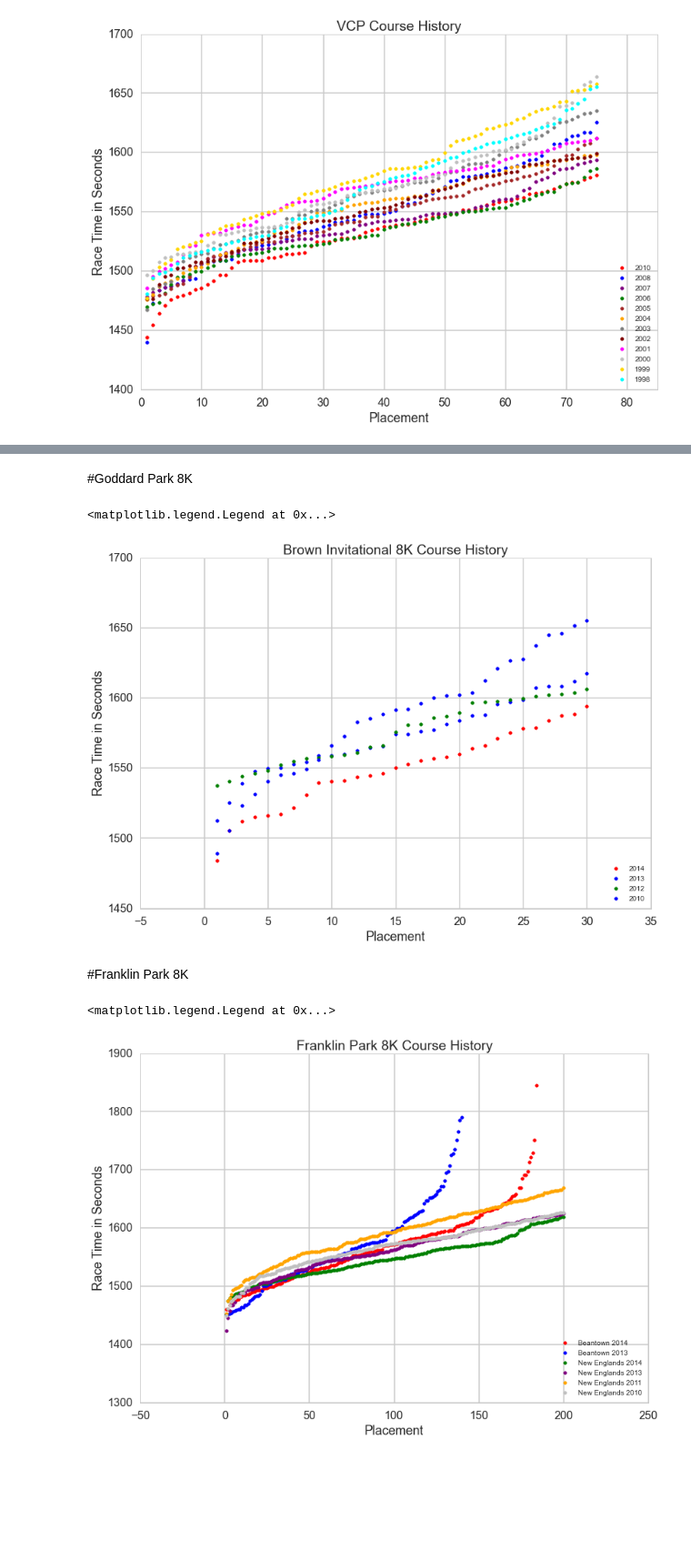
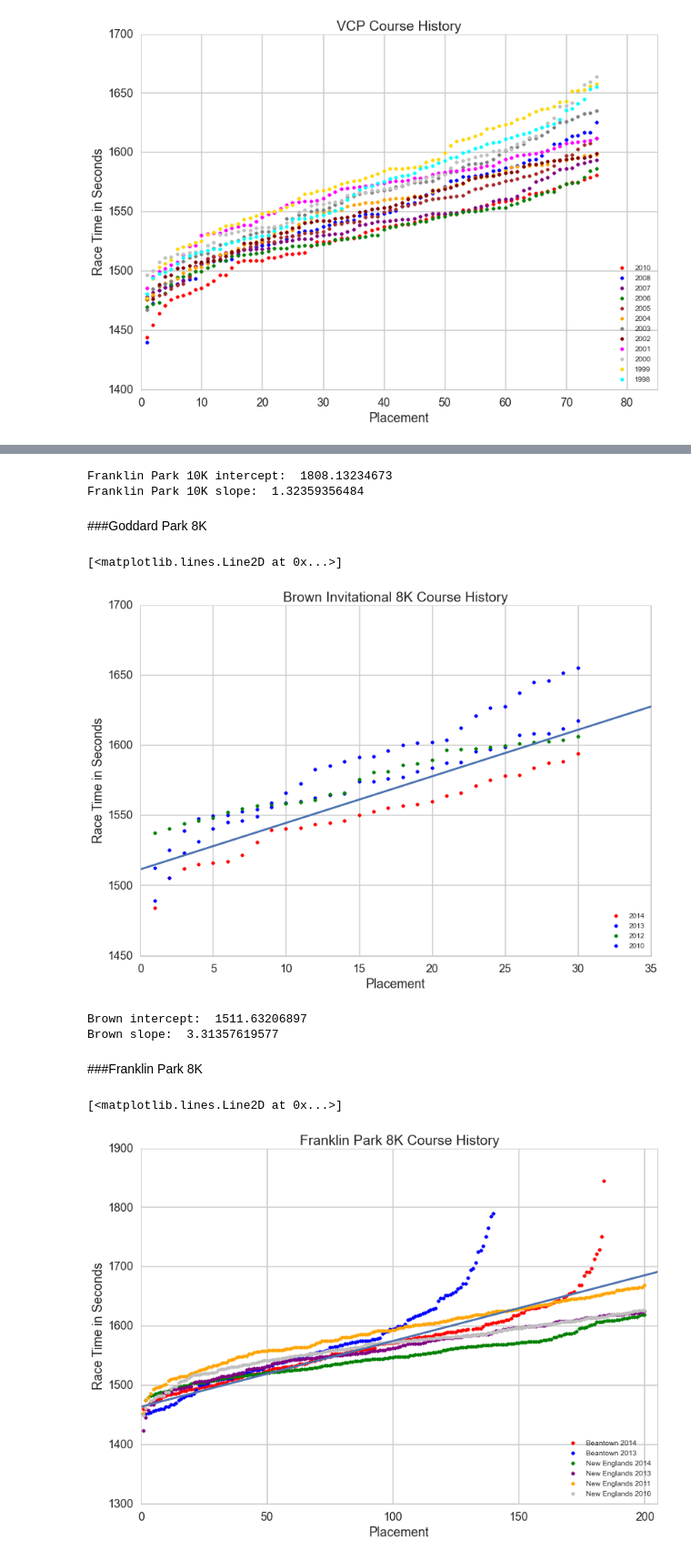
Before and after one commit to callen13/Senior_Thesis, a Jupyter notebook: race_score_calculations.ipynb, the cells around one changed output, grey strips where cells are left out. Shown at 91% size. Drawn from its saved outputs; the diff is of its cells as text; code cells hidden in the pictures; blank space fills up the shorter version.

Commit message:
Started Graphical Race Scores - need Brown still

```diff
--- a/race_score_calculations.ipynb
+++ b/race_score_calculations.ipynb
@@ -129,5 +218,13 @@ plt.legend((plot2005, plot2007), ('2005 NCAA Regionals', '2007 NCAA Regionals'),
+# %%
+fp10K_int = int_reg - 10
+fp10K_slope = slope_reg - 0.1
+print "Franklin Park 10K intercept: ", fp10K_int
+print "Franklin Park 10K slope: ", fp10K_slope
+# %% [output]
+Franklin Park 10K intercept:  1808.13234673
+Franklin Park 10K slope:  1.32359356484
 # %% [markdown]
-#Goddard Park 8K
+###Goddard Park 8K
 # %%
 brown_2014 = pd.read_csv('Old_Race_Results/2014_Brown.csv')
 brown_2013 = pd.read_csv('Old_Race_Results/2013_Brown.csv')
@@ -150,11 +247,30 @@ plt.title('Brown Invitational 8K Course History')
 plt.legend((plot2014, plot2013, plot2012, plot2010), ('2014', '2013', '2012', '2010'),
     loc = 'lower right' , fontsize = 10
 )
+plt.xlim(0, cutoff+5)
+
+x = brown_2014.Place.tolist() + brown_2013.Place.tolist() + brown_2012.Place.tolist() + brown_2010.Place.tolist()
+y = brown_2014.Seconds.tolist() + brown_2013.Seconds.tolist() + brown_2012.Seconds.tolist() + brown_2010.Seconds.tolist()
+regdf = pd.DataFrame(dict(Place = x, Seconds = y))
+reg = ols('Seconds ~ Place', regdf).fit()
+
+slope_reg = reg.params[1]
+int_reg = reg.params[0]
+x = np.linspace(0, cutoff+5)
+plt.plot(x, (slope_reg-0.05)*x + (int_reg - 7))
 # %% [output]
-<matplotlib.legend.Legend at 0x...>
+[<matplotlib.lines.Line2D at 0x...>]
-[figure, old version]
+[figure, new version]
+# %%
+brown_int = int_reg - 7
+brown_slope = slope_reg - 0.05
+print "Brown intercept: ", brown_int
+print "Brown slope: ", brown_slope
+# %% [output]
+Brown intercept:  1511.63206897
+Brown slope:  3.31357619577
 # %% [markdown]
-#Franklin Park 8K
+###Franklin Park 8K
 # %%
 beantown_2014 = pd.read_csv('Old_Race_Results/2014_BoB.csv')
 beantown_2013 = pd.read_csv('Old_Race_Results/2013_BoB.csv')
@@ -173,17 +289,28 @@ ne_2010 = ne_2010[ne_2010['Place'] <= cutoff]
 # %%
 plot2014 = race_plot(beantown_2014, 'r')
 plot2013 = race_plot(beantown_2013, 'blue')
 plot_ne2014 = race_plot(ne_2014, 'green')
 plot_ne2013 = race_plot(ne_2013, 'purple')
 plot_ne2011 = race_plot(ne_2011, 'orange')
 plot_ne2010 = race_plot(ne_2010, 'silver')
 plt.xlabel('Placement')
 plt.ylabel('Race Time in Seconds')
 plt.title('Franklin Park 8K Course History')
 plt.legend((plot2014, plot2013, plot_ne2014, plot_ne2013, plot_ne2011, plot_ne2010), ('Beantown 2014', 'Beantown 2013',
     'New Englands 2014', 'New Englands 2013', 'New Englands 2011', 'New Englands 2010'),
     loc = 'lower right' , fontsize = 10
 )
+plt.xlim(0, cutoff+5)
+
+x = beantown_2014.Place.tolist() + beantown_2013.Place.tolist() + ne_2014.Place.tolist() + ne_2013.Place.tolist() + ne_2011.Place.tolist() + ne_2010.Place.tolist()
+y = beantown_2014.Seconds.tolist() + beantown_2013.Seconds.tolist() + ne_2014.Seconds.tolist() + ne_2013.Seconds.tolist() + ne_2011.Seconds.tolist() + ne_2010.Seconds.tolist()
+regdf = pd.DataFrame(dict(Place = x, Seconds = y))
+reg = ols('Seconds ~ Place', regdf).fit()
+
+slope_reg = reg.params[1]
+int_reg = reg.params[0]
+x = np.linspace(0, cutoff+5)
+plt.plot(x, (slope_reg+0.3)*x + (int_reg - 25))
 # %% [output]
-<matplotlib.legend.Legend at 0x...>
+[<matplotlib.lines.Line2D at 0x...>]
-[figure, old version]
+[figure, new version]
```
Also changed, not shown: parts of 15 cells of this notebook.
